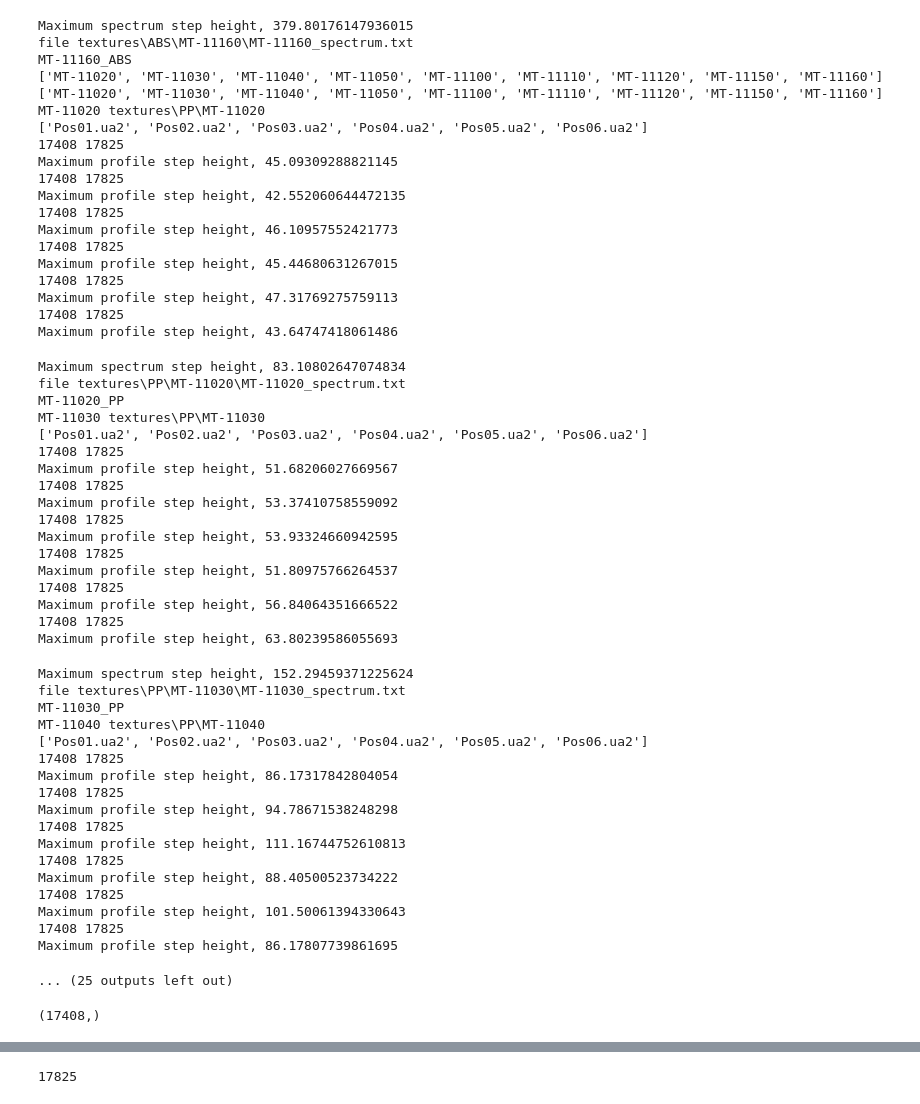
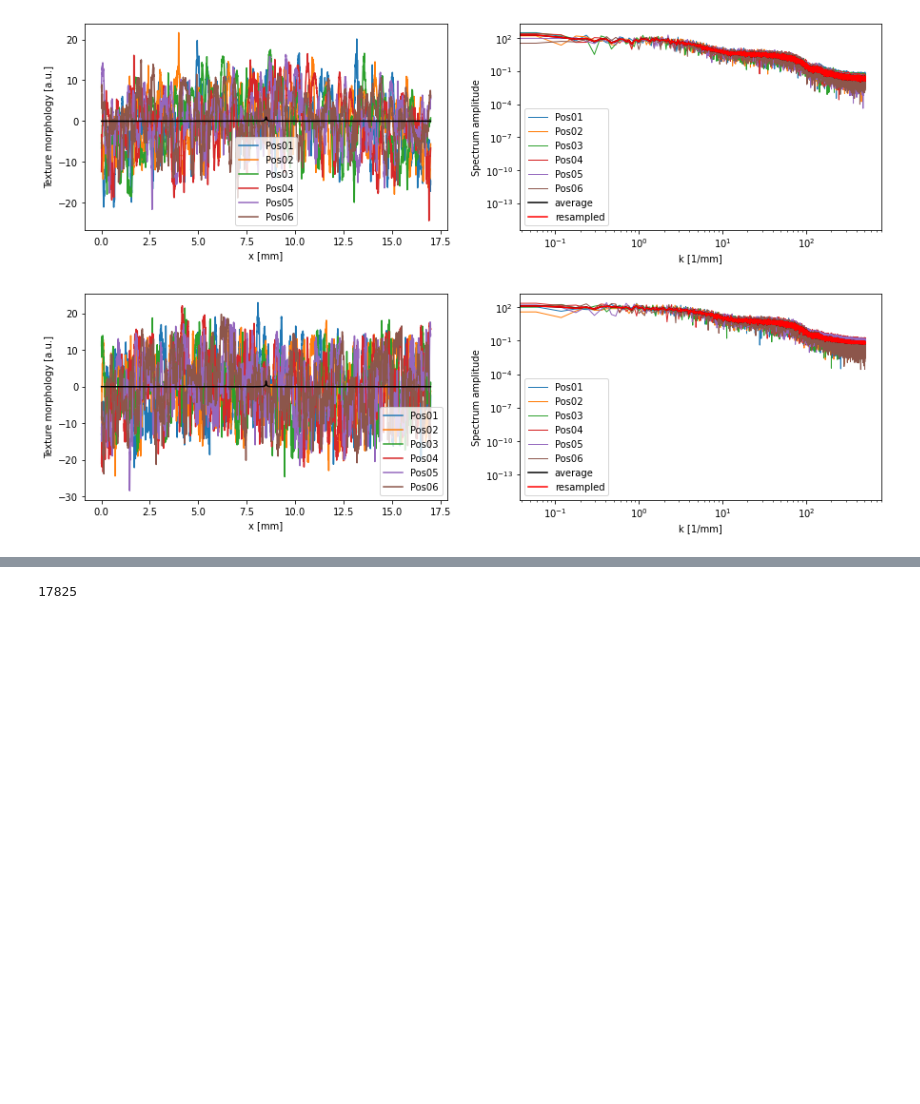
Before and after one commit to daguiam/texture_vibration_generator, a Jupyter notebook: process_textures_spectrum.ipynb, the cells around one changed output, grey strips where cells are left out. Drawn from its saved outputs; the diff is of its cells as text; code cells hidden in the pictures; blank space fills up the shorter version.

```diff
--- a/process_textures_spectrum.ipynb
+++ b/process_textures_spectrum.ipynb
@@ -124,7 +124,7 @@ for material in ['ABS', 'PP']:
 
             resample_num = np.int(output_fs_spatial/fs_spatial*x_total)
 
-            print(profile.size, resample_num)
+#             print(profile.size, resample_num)
 #             profile = signal.resample(profile, resample_num)
             fs_spatial = output_fs_spatial
             x_total = profile.size
@@ -141,7 +141,7 @@ for material in ['ABS', 'PP']:
 
             # calculate maximum profile peak-peak
             profile_ptp = np.ptp(profile)
-            print("Maximum profile step height,", profile_ptp)
+#             print("Maximum profile step height,", profile_ptp)
 
 
 
@@ -178,7 +178,7 @@ for material in ['ABS', 'PP']:
             # windowing
             window = np.hamming(profile.size)
             window = np.hanning(profile.size)
-            profile *= window
+#             profile *= window
 
 
             # Calculate the spectrum from the profile
@@ -276,7 +276,7 @@ for material in ['ABS', 'PP']:
         print(key_name)
         json_dictionary[key_name] = output_filename
 
-#         break
+        break
 print(json_dictionary)
 
 path = "textures"
@@ -442,58 +306,2 @@ Maximum profile step height, 102.69476034470608
-Maximum spectrum step height, 379.80176147936015
-file textures\ABS\MT-11160\MT-11160_spectrum.txt
-MT-11160_ABS
-['MT-11020', 'MT-11030', 'MT-11040', 'MT-11050', 'MT-11100', 'MT-11110', 'MT-11120', 'MT-11150', 'MT-11160']
-['MT-11020', 'MT-11030', 'MT-11040', 'MT-11050', 'MT-11100', 'MT-11110', 'MT-11120', 'MT-11150', 'MT-11160']
-MT-11020 textures\PP\MT-11020
-['Pos01.ua2', 'Pos02.ua2', 'Pos03.ua2', 'Pos04.ua2', 'Pos05.ua2', 'Pos06.ua2']
-17408 17825
-Maximum profile step height, 45.09309288821145
-17408 17825
-Maximum profile step height, 42.552060644472135
-17408 17825
-Maximum profile step height, 46.10957552421773
-17408 17825
-Maximum profile step height, 45.44680631267015
-17408 17825
-Maximum profile step height, 47.31769275759113
-17408 17825
-Maximum profile step height, 43.64747418061486
-Maximum spectrum step height, 83.10802647074834
-file textures\PP\MT-11020\MT-11020_spectrum.txt
-MT-11020_PP
-MT-11030 textures\PP\MT-11030
-['Pos01.ua2', 'Pos02.ua2', 'Pos03.ua2', 'Pos04.ua2', 'Pos05.ua2', 'Pos06.ua2']
-17408 17825
-Maximum profile step height, 51.68206027669567
-17408 17825
-Maximum profile step height, 53.37410758559092
-17408 17825
-Maximum profile step height, 53.93324660942595
-17408 17825
-Maximum profile step height, 51.80975766264537
-17408 17825
-Maximum profile step height, 56.84064351666522
-17408 17825
-Maximum profile step height, 63.80239586055693
-Maximum spectrum step height, 152.29459371225624
-file textures\PP\MT-11030\MT-11030_spectrum.txt
-MT-11030_PP
-MT-11040 textures\PP\MT-11040
-['Pos01.ua2', 'Pos02.ua2', 'Pos03.ua2', 'Pos04.ua2', 'Pos05.ua2', 'Pos06.ua2']
-17408 17825
-Maximum profile step height, 86.17317842804054
-17408 17825
-Maximum profile step height, 94.78671538248298
-17408 17825
-Maximum profile step height, 111.16744752610813
-17408 17825
-Maximum profile step height, 88.40500523734222
-17408 17825
-Maximum profile step height, 101.50061394330643
-17408 17825
-Maximum profile step height, 86.17807739861695
-... (25 outputs left out)
+[figure, added]
+[figure, added]
-# %%
-spectrum_profiles.shape
-# %% [output]
-(17408,)
```
Also changed, not shown: parts of 13 cells of this notebook, 4 other files.
